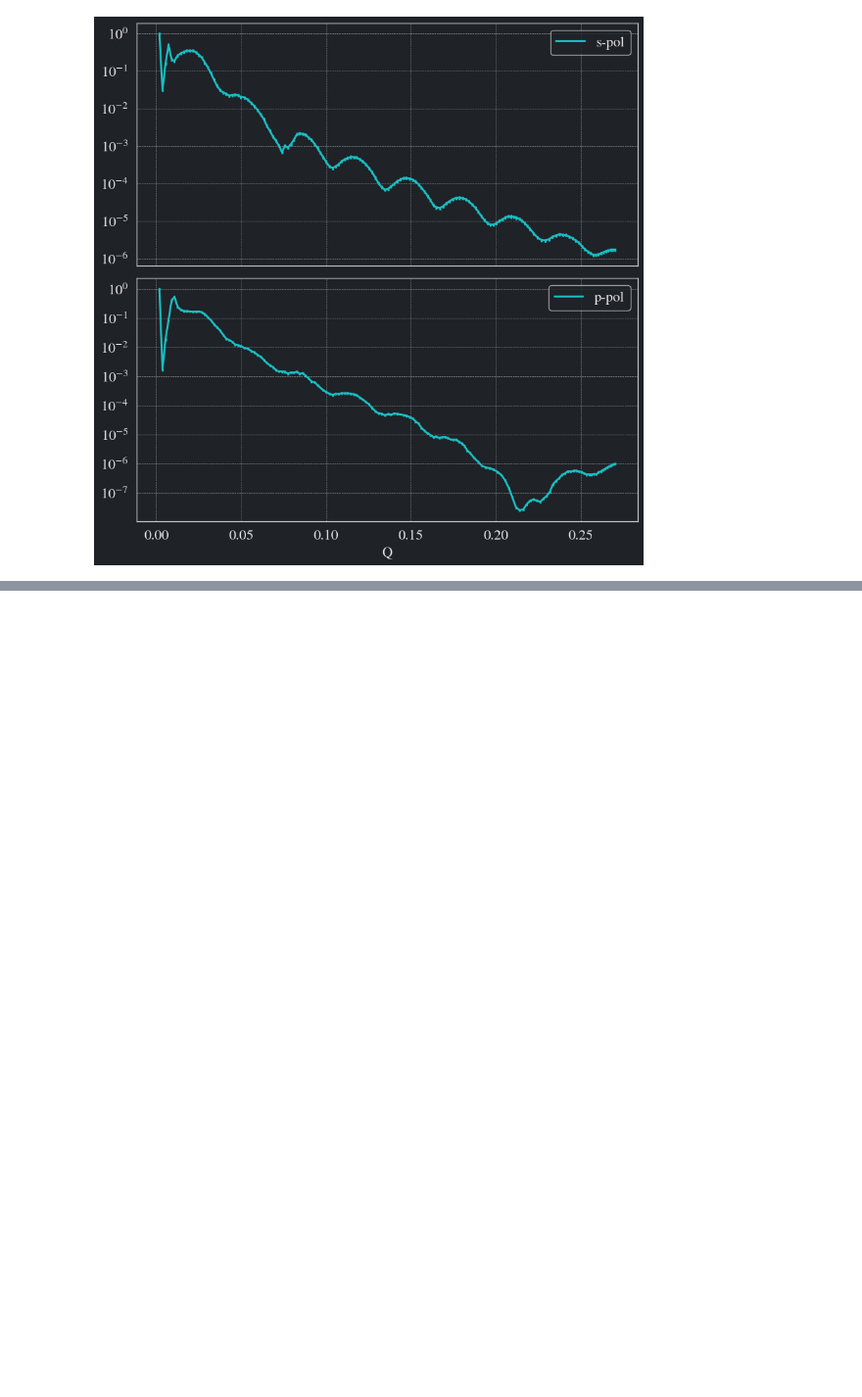
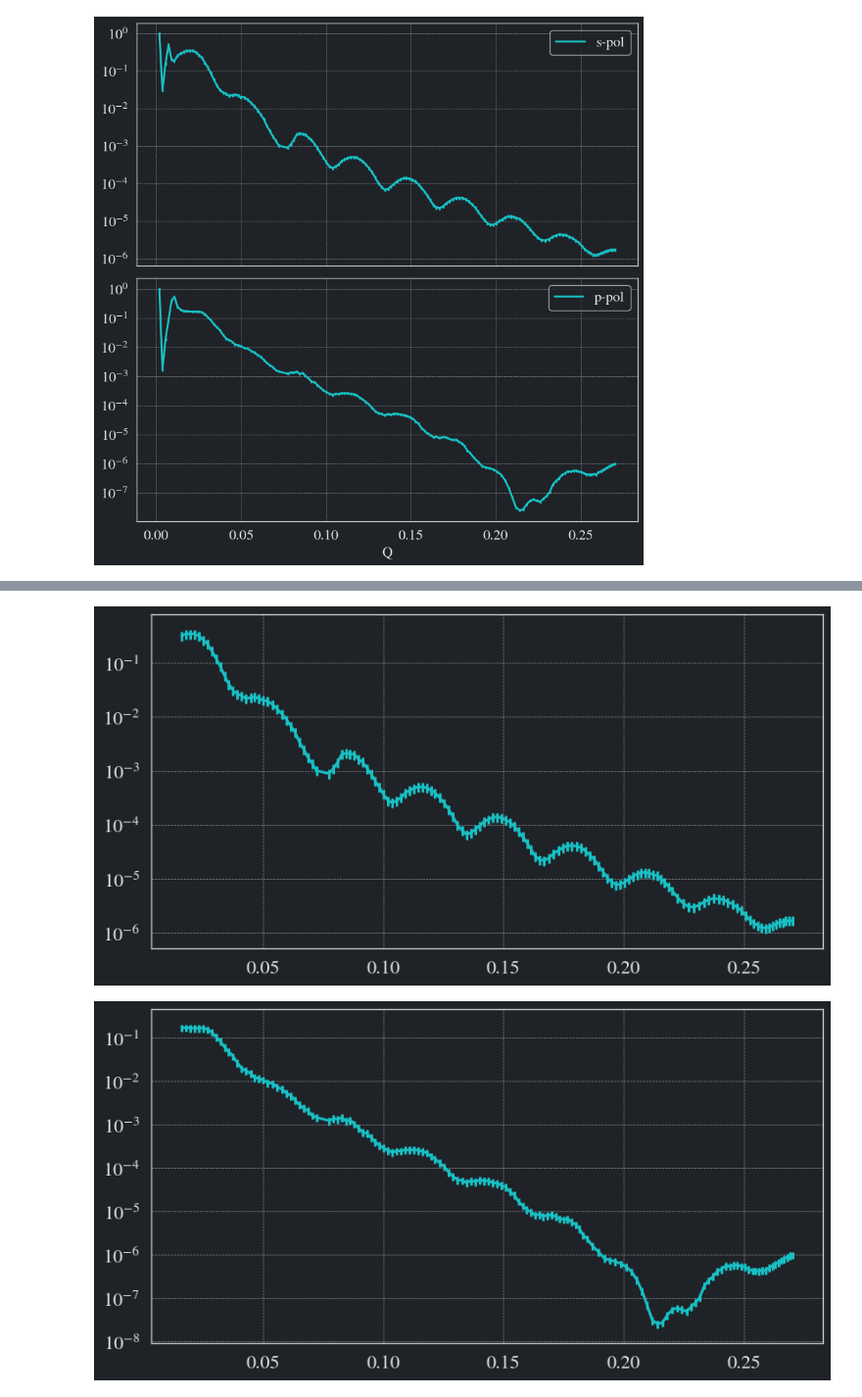
Before and after one commit to WSU-Carbon-Lab/pyref, a Jupyter notebook: docs/FittingSP.ipynb, the cells around one changed output, grey strips where cells are left out. Shown at 98% size. Cells and saved outputs as stored; diff of their text form; code cells hidden in the pictures; blank space fills up the shorter version.

```diff
--- a/docs/FittingSP.ipynb
+++ b/docs/FittingSP.ipynb
@@ -15,16 +16,17 @@ In this notebook, we play arround with the idea that that the experiment could c
 # %%
 import matplotlib.pyplot as plt
 db = rf.db()
-
-znpc_oc = db.get_oc("C32H16N8Zn")
 
 #------------------------------------------------
 # Load data
 # Data loading is focused on the 283.7 ev data set
 #------------------------------------------------
 
-s_pol = db.get_refl("ZnPc_283.7_100.0 (CCD Scan 82865).parquet", "ZnPc")
-p_pol = db.get_refl("ZnPc_283.7_190.0 (CCD Scan 82869).parquet", "ZnPc")
+_s_pol = db.get_refl("ZnPc_283.7_100.0 (CCD Scan 82865).parquet", "ZnPc")
+_p_pol = db.get_refl("ZnPc_283.7_190.0 (CCD Scan 82869).parquet", "ZnPc")
+
+s_pol = _s_pol[(_s_pol["Q"] != .0757)][_s_pol["Q"] != 0.0740]
+p_pol = _p_pol[(_p_pol["Q"] != .0757)][_p_pol["Q"] != 0.0740]
 
 #------------------------------------------------
 # Plot data
@@ -184,0 +149,18 @@ structure.struct.plot()
+# %%
+#------------------------------------------------
+# Load Data
+#------------------------------------------------
+
+s_pol_ = s_pol.iloc[8:]
+p_pol_ = p_pol.iloc[8:]
+
+s_data = rf.to_refnx_dataset(s_pol_, pol = "s")
+p_data = rf.to_refnx_dataset(p_pol_, pol = "p")
+
+s_data.plot()
+plt.yscale("log")
+p_data.plot()
+plt.yscale("log")
+# %% [output]
+[figure, added]
+[figure, added]
```
Also changed, not shown: parts of 12 cells of this notebook, 3 other files.
